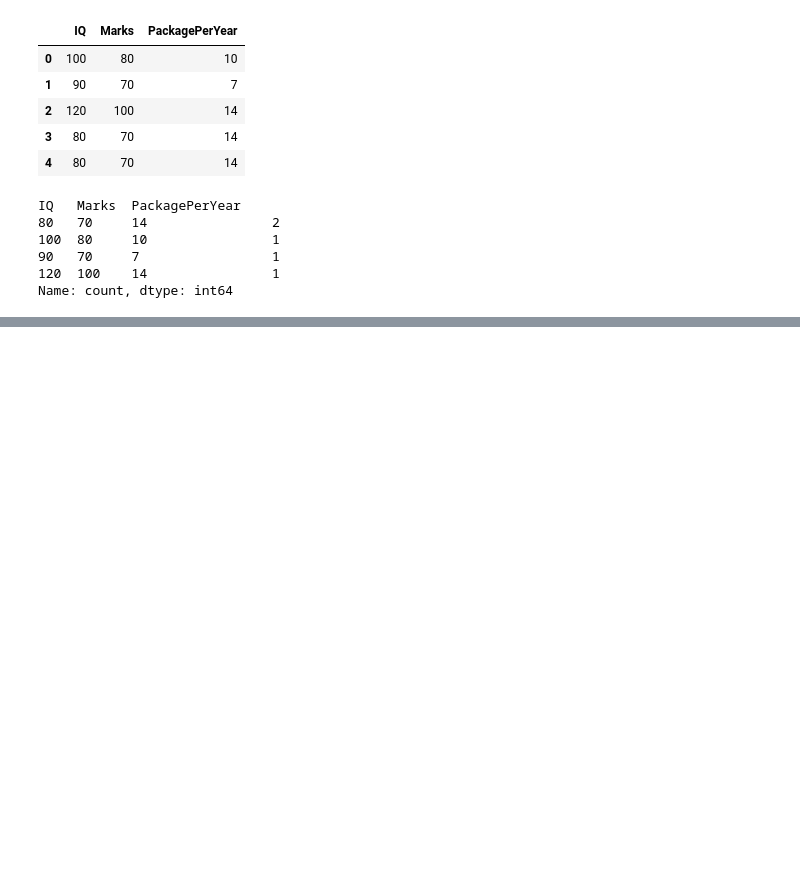
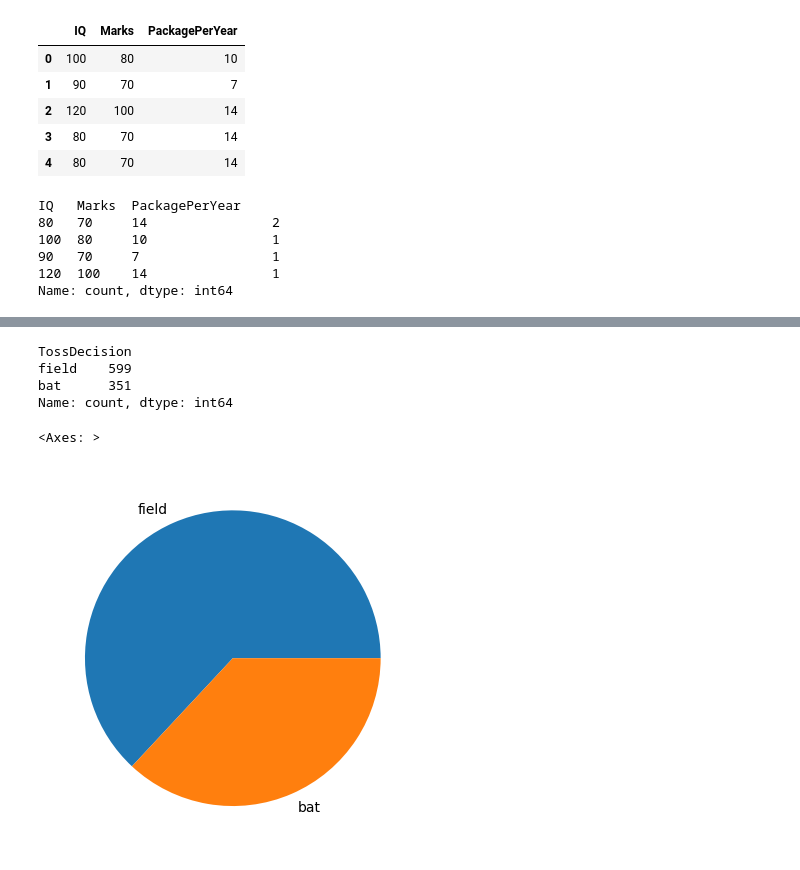
Before and after one commit to arsal3646/Python_Projects, a Jupyter notebook: CampusX_Data_Science_Course/018_Pandas_DataFrames_Imp_Methods.ipynb, the cells around one changed output, grey strips where cells are left out. Drawn from its saved outputs; the diff is of its cells as text; code cells hidden in the pictures; blank space fills up the shorter version.

Commit message:
value_counts() - Video 18 min 23

```diff
--- a/CampusX_Data_Science_Course/018_Pandas_DataFrames_Imp_Methods.ipynb
+++ b/CampusX_Data_Science_Course/018_Pandas_DataFrames_Imp_Methods.ipynb
@@ -139,0 +198,14 @@ KeyError: "None of [Index(['player_of_match', 'match_type'], dtype='str')] are i
+# %%
+# graph (plot) for Toss decision, i.e. how many times teams decided to bat first and how many times they decided to field first.
+
+ipl['TossDecision'].value_counts()
+# %% [output]
+TossDecision
+field    599
+bat      351
+Name: count, dtype: int64
+# %%
+ipl['TossDecision'].value_counts().plot(kind='pie')
+# %% [output]
+<Axes: >
+[figure, added]
```
Also changed, not shown: parts of 5 cells of this notebook.
